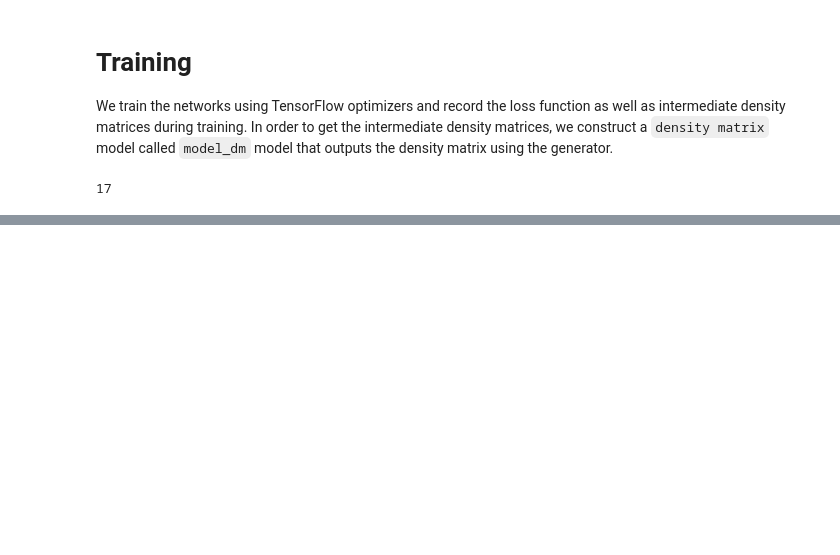
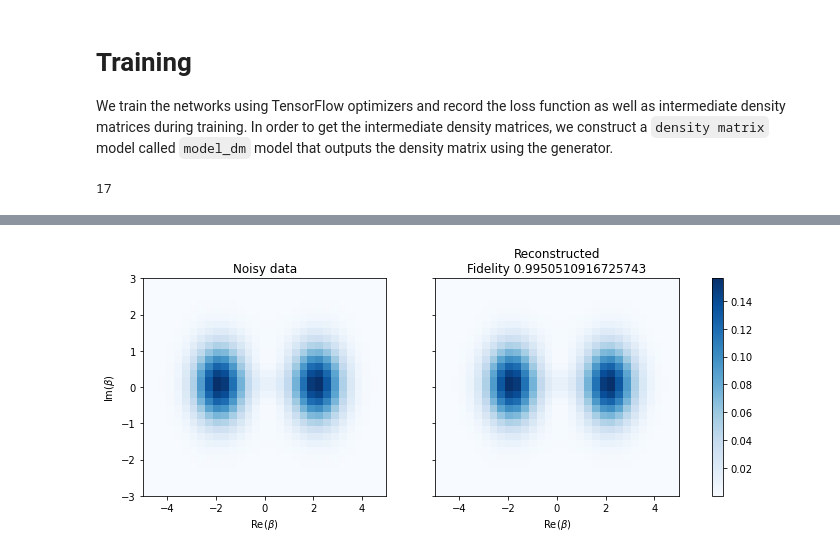
Before and after one commit to quantshah/qst-cgan, a Jupyter notebook: paper-figures/fig3a-qst-cgan.ipynb, the cells around one changed output, grey strips where cells are left out. Cells and saved outputs as stored; diff of their text form; code cells hidden in the pictures; blank space fills up the shorter version.

```diff
--- a/paper-figures/fig3a-qst-cgan.ipynb
+++ b/paper-figures/fig3a-qst-cgan.ipynb
@@ -278,0 +284,19 @@ plt.show()
+# %%
+density_matrix = model_dm([A, x])
+rho_predicted = Qobj(density_matrix.numpy().reshape((hilbert_size, hilbert_size)))
+data_predicted = qfunc(rho_predicted, xvec, yvec, g= 2)
+
+fig, ax = plt.subplots(1, 2, figsize=(12, 4), sharex=True, sharey=True)
+
+im = ax[0].pcolor(xvec, yvec, data.reshape((grid, grid)), cmap="Blues")
+ax[1].pcolor(xvec, yvec, data_predicted.reshape((grid, grid)), cmap="Blues")
+
+ax[0].set_xlabel(r"Re($\beta$)")
+ax[1].set_xlabel(r"Re($\beta$)")
+ax[0].set_ylabel(r"Im($\beta$)")
+ax[0].set_title("Noisy data")
+ax[1].set_title("Reconstructed\nFidelity {}".format(fidelity(rho, rho_predicted)))
+plt.colorbar(im, ax=[axis for axis in ax])
+plt.show()
+# %% [output]
+[figure, added]
```
Also changed, not shown: parts of 11 cells of this notebook, 1 other file.
